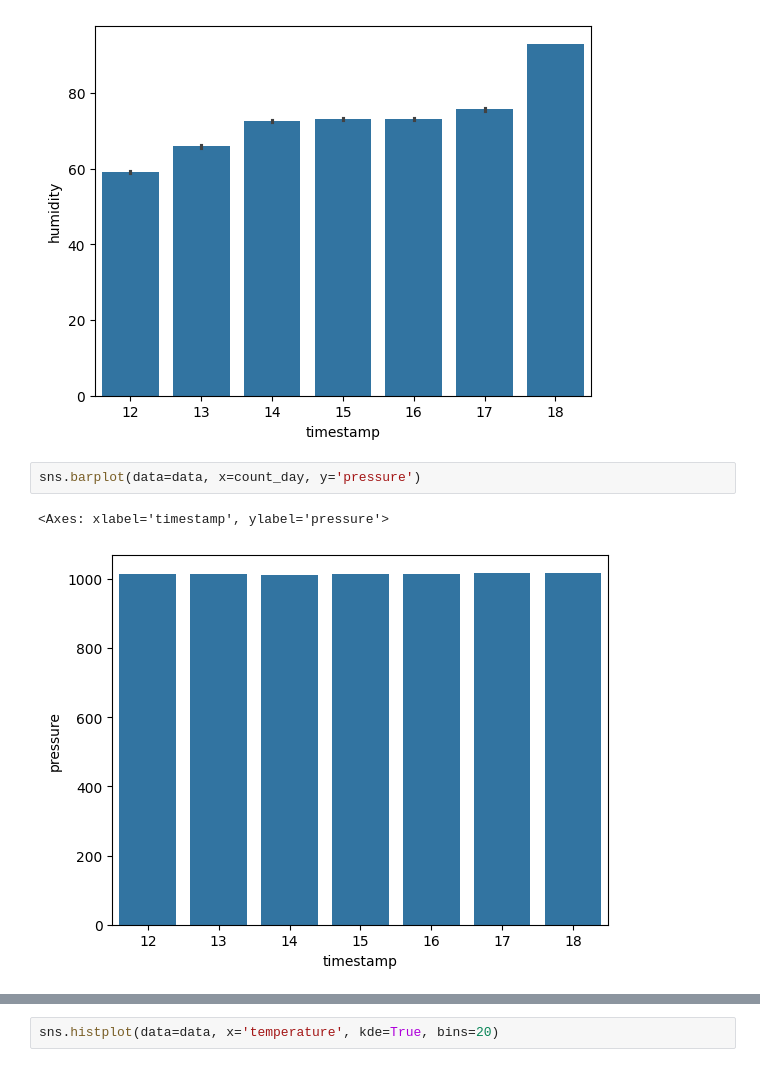
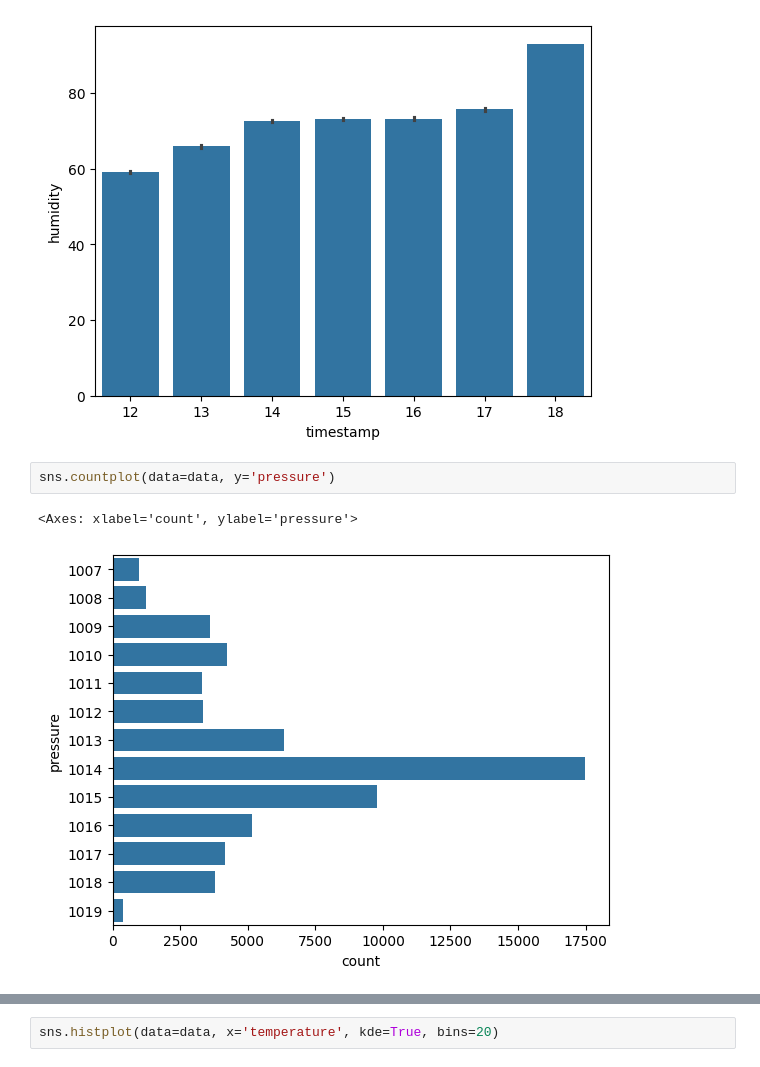
Before and after one commit to jin-raii/weather-web-app, a Jupyter notebook: weather_data.ipynb, the cells around one changed output, grey strips where cells are left out. Saved outputs shown, nothing was run; the diff lists cells and outputs as text.

```diff
--- a/weather_data.ipynb
+++ b/weather_data.ipynb
@@ -478,8 +478,8 @@ sns.barplot(data=data, x=count_day, y='humidity')
 <Axes: xlabel='timestamp', ylabel='humidity'>
 [figure]
 # %%
-sns.barplot(data=data, x=count_day, y='pressure')
+sns.countplot(data=data, y='pressure')
 # %% [output]
-<Axes: xlabel='timestamp', ylabel='pressure'>
+<Axes: xlabel='count', ylabel='pressure'>
-[figure, old version]
+[figure, new version]
 # %%
```
Also changed, not shown: parts of 9 cells of this notebook.
